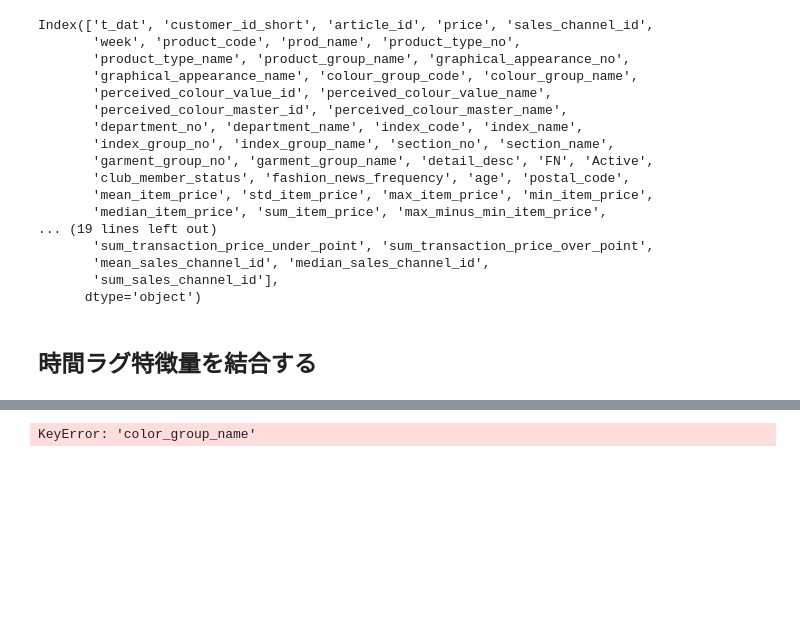
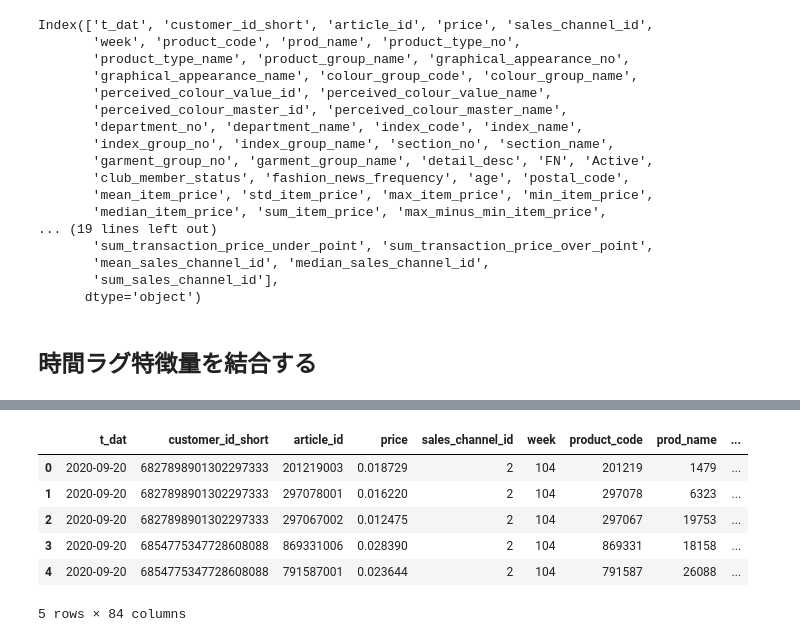
Before and after one commit to morinota/H_and_M_Personalized_Fashion_Recommendations, a Jupyter notebook: feature/target_encoding.ipynb, the cells around one changed output, grey strips where cells are left out. Drawn from its saved outputs; the diff is of its cells as text; code cells hidden in the pictures; blank space fills up the shorter version.

```diff
--- a/feature/target_encoding.ipynb
+++ b/feature/target_encoding.ipynb
@@ -606,0 +597,17 @@ df_t.head()
+# %%
+Colab_bool=False
+if Colab_bool==False:
+    df_t = pd.read_csv(r'C:\Users\Masat\デスクトップ_Instead\webアプリ開発\H_and_M_Personalized_Fashion_Recommendations\input\transactions_train_sample5.csv.gz')
+    df_i = pd.read_csv(r'C:\Users\Masat\デスクトップ_Instead\webアプリ開発\H_and_M_Personalized_Fashion_Recommendations\input\articles_train_sample5.csv.gz')
+    df_u = pd.read_csv(r'C:\Users\Masat\デスクトップ_Instead\webアプリ開発\H_and_M_Personalized_Fashion_Recommendations\input\customers_sample5.csv.gz')
+
+
+# merge
+df_t = pd.merge(
+    df_t, df_i, on='article_id', how='left'
+)
+
+# df_t = pd.merge(
+#     df_t, df_u, on='customer_id_short', how='left'
+# )
+df_t.head()
@@ -722,9 +743,16 @@ train['t_dat'] = pd.to_datetime(train['t_dat']).dt.to_period('W').dt.to_timestam
 # %%
 # アイテムサブカテゴリと、t_datを元に
-train = pd.merge(train, item_lag_features[target_col],
-                 on=[target_col, target_col], how='left'
+train_sample = train[-10_000:]
+train_sample= pd.merge(train_sample, item_lag_features[target_col],
+                 on=[target_col, 't_dat'], how='left'
                  )
 
-train.head()
+train_sample.head()
 # %% [output]
+|  | t_dat | customer_id_short | article_id | price | sales_channel_id | week | product_code | prod_name | ... |
+| 0 | 2020-09-20 | 6827898901302297333 | 201219003 | 0.018729 | 2 | 104 | 201219 | 1479 | ... |
+| 1 | 2020-09-20 | 6827898901302297333 | 297078001 | 0.016220 | 2 | 104 | 297078 | 6323 | ... |
+| 2 | 2020-09-20 | 6827898901302297333 | 297067002 | 0.012475 | 2 | 104 | 297067 | 19753 | ... |
+| 3 | 2020-09-20 | 6854775347728608088 | 869331006 | 0.028390 | 2 | 104 | 869331 | 18158 | ... |
+| 4 | 2020-09-20 | 6854775347728608088 | 791587001 | 0.023644 | 2 | 104 | 791587 | 26088 | ... |
-KeyError: 'color_group_name'
+5 rows × 84 columns
```
Also changed, not shown: parts of 10 cells of this notebook, 2 other files.
